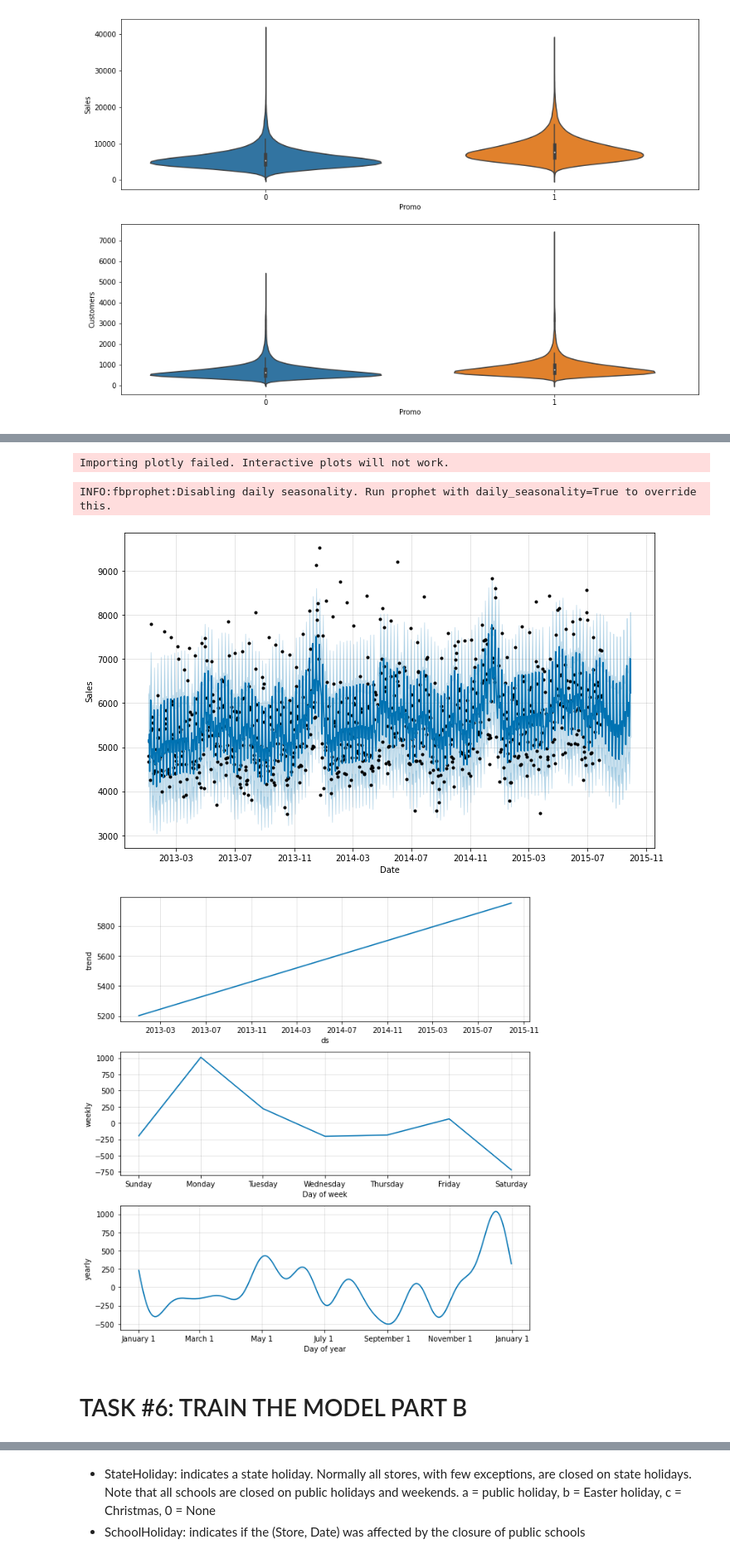
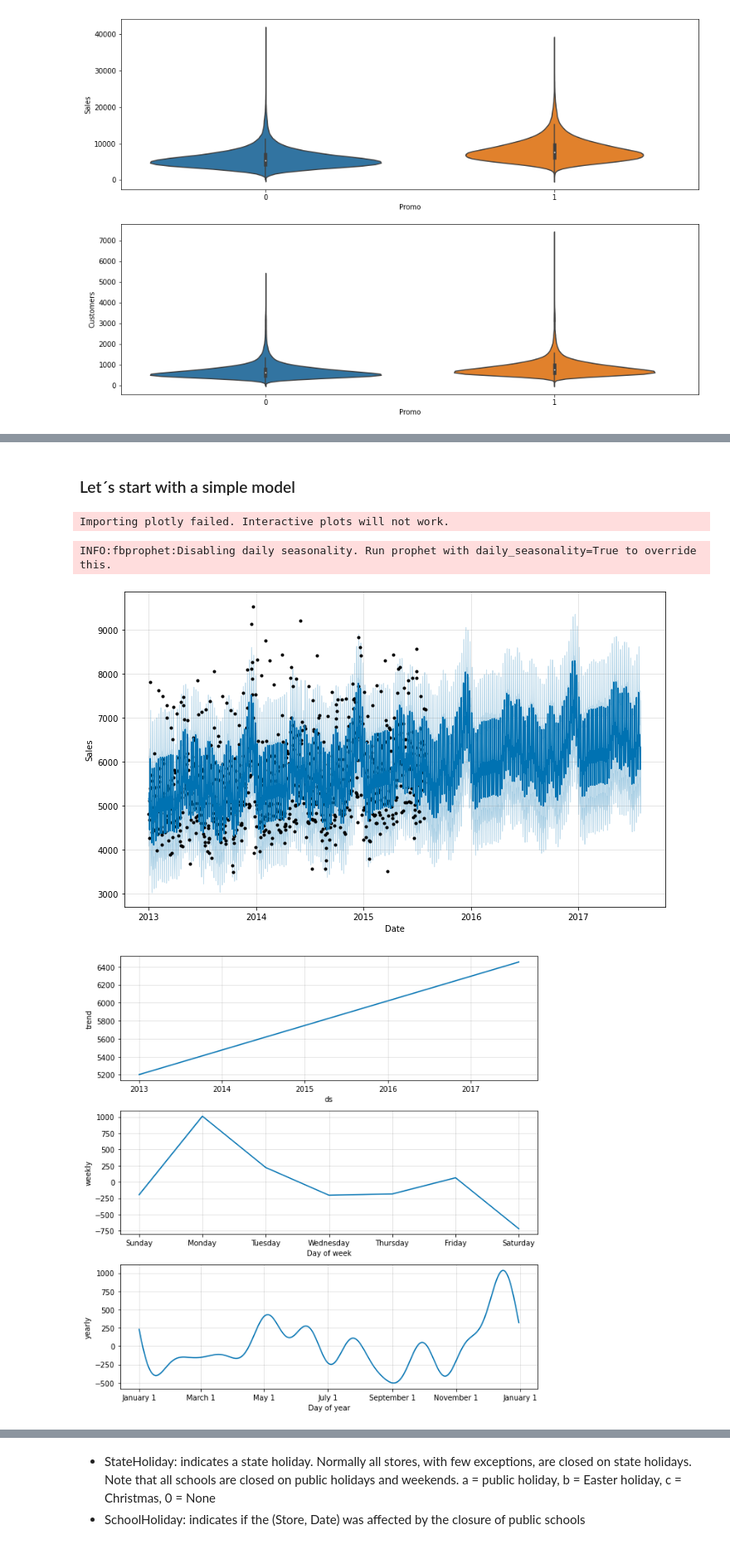
Before and after one commit to Sebastian1981/Time_Series_Sales_Prediction, a Jupyter notebook: ts_sales_prediction_poc.ipynb, the cells around one changed output, grey strips where cells are left out. Shown at 83% size. Drawn from its saved outputs; the diff is of its cells as text; code cells hidden in the pictures.

```diff
--- a/ts_sales_prediction_poc.ipynb
+++ b/ts_sales_prediction_poc.ipynb
@@ -666 +665,3 @@ sns.violinplot(x = 'Promo', y = 'Customers', data = sales_train_all_df)
+# %% [markdown]
+### Let´s start with a simple model
 # %%
@@ -684,11 +684,9 @@ def sales_prediction(Store_ID, sales_df, periods):
   forecast = model.predict(future)
   figure   = model.plot(forecast, xlabel='Date', ylabel='Sales')
   figure2  = model.plot_components(forecast)
-# %%
-sales_prediction(10, sales_train_all_df, 60)
-# %% [output]
-INFO:fbprophet:Disabling daily seasonality. Run prophet with daily_seasonality=True to override this.
-[figure, removed]
-[figure, removed]
-# %% [markdown]
-# TASK #6: TRAIN THE MODEL PART B
+# %%
+model = sales_prediction(10, sales_train_all_df, 365*2)
+# %% [output]
+INFO:fbprophet:Disabling daily seasonality. Run prophet with daily_seasonality=True to override this.
+[figure, added]
+[figure, added]
```
Also changed, not shown: parts of 23 cells of this notebook.
